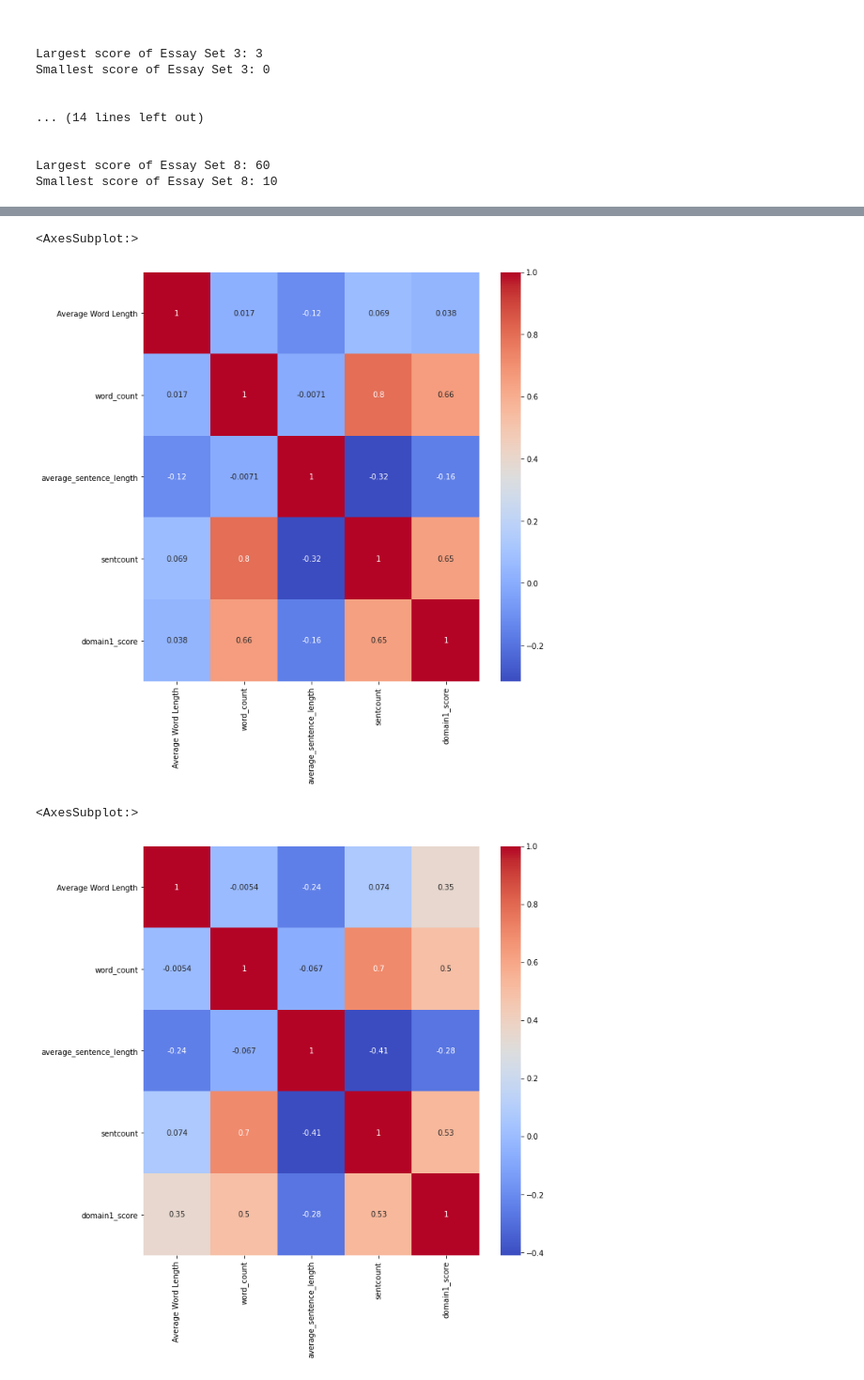
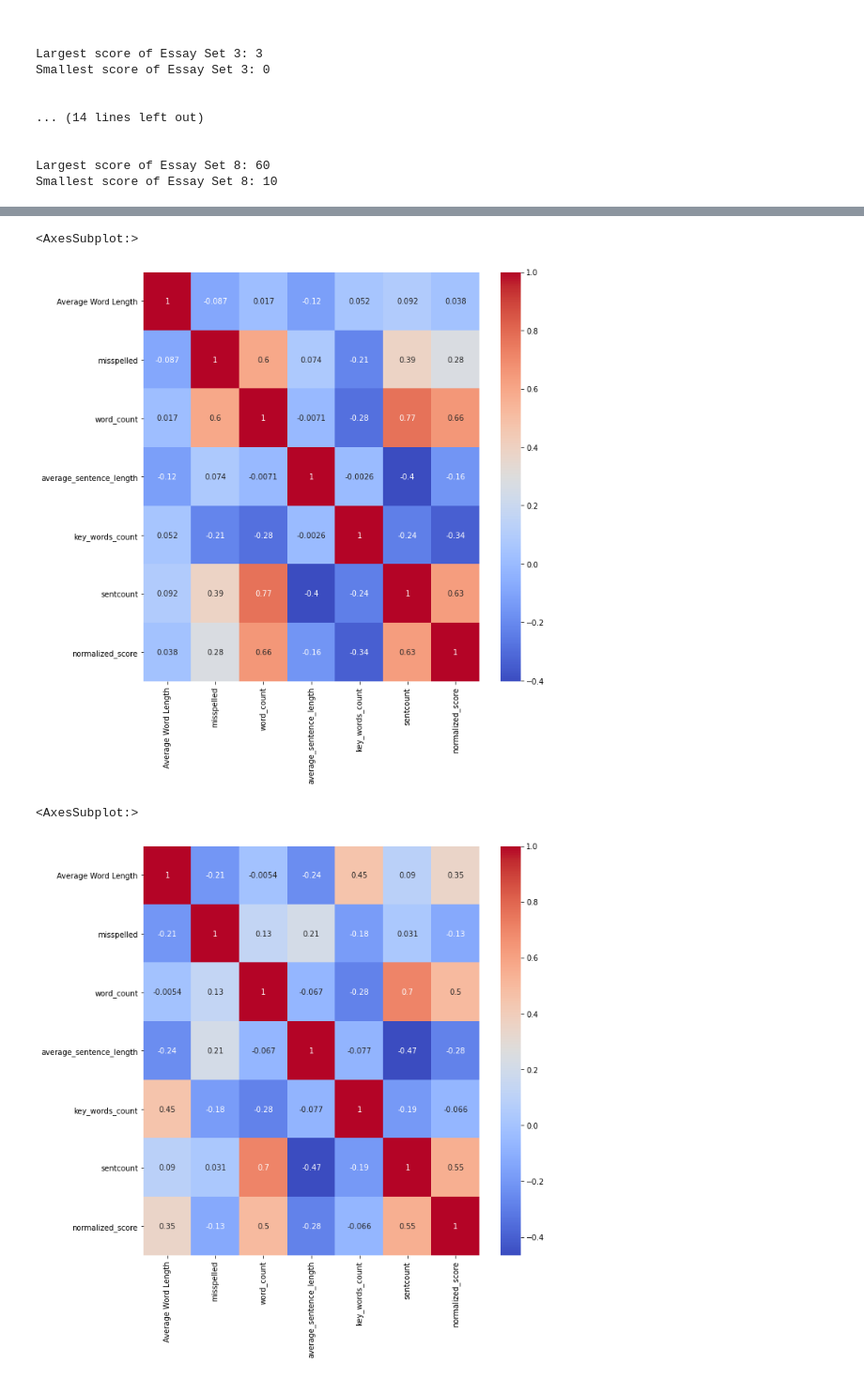
Before and after one commit to Nazarshia2889/AutomatedEssayGrader, a Jupyter notebook: essaygrader/data exploration/DataExploration.ipynb, the cells around one changed output, grey strips where cells are left out. Shown at 94% size. Saved outputs shown, nothing was run; the diff lists cells and outputs as text; code cells hidden in the pictures.

```diff
--- a/essaygrader/data exploration/DataExploration.ipynb
+++ b/essaygrader/data exploration/DataExploration.ipynb
@@ -175,16 +176,16 @@ sns.heatmap(corr, cmap='coolwarm', annot=True)
 # %%
-prelim7 = essay_set_7[['Average Word Length', 'word_count', 'average_sentence_length', 'sentcount', 'domain1_score']]
+prelim7 = essay_set_7[['Average Word Length', 'misspelled', 'word_count', 'average_sentence_length', 'key_words_count', 'sentcount', 'normalized_score']]
 corr = prelim7.corr()
 plt.figure(figsize=(10, 10))
 sns.heatmap(corr, cmap='coolwarm', annot=True)
 # %% [output]
 <AxesSubplot:>
-[figure, old version]
+[figure, new version]
 # %%
-prelim8 = essay_set_8[['Average Word Length', 'word_count', 'average_sentence_length', 'sentcount', 'domain1_score']]
+prelim8 = essay_set_8[['Average Word Length', 'misspelled', 'word_count', 'average_sentence_length', 'key_words_count', 'sentcount', 'normalized_score']]
 corr = prelim8.corr()
 plt.figure(figsize=(10, 10))
 sns.heatmap(corr, cmap='coolwarm', annot=True)
 # %% [output]
 <AxesSubplot:>
-[figure, old version]
+[figure, new version]
```
Also changed, not shown: parts of 8 cells of this notebook.
